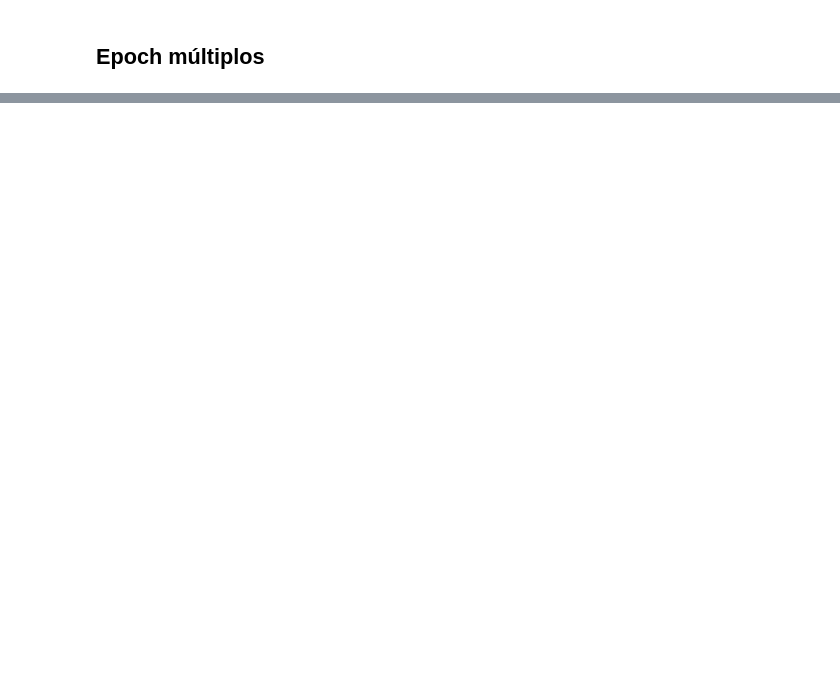
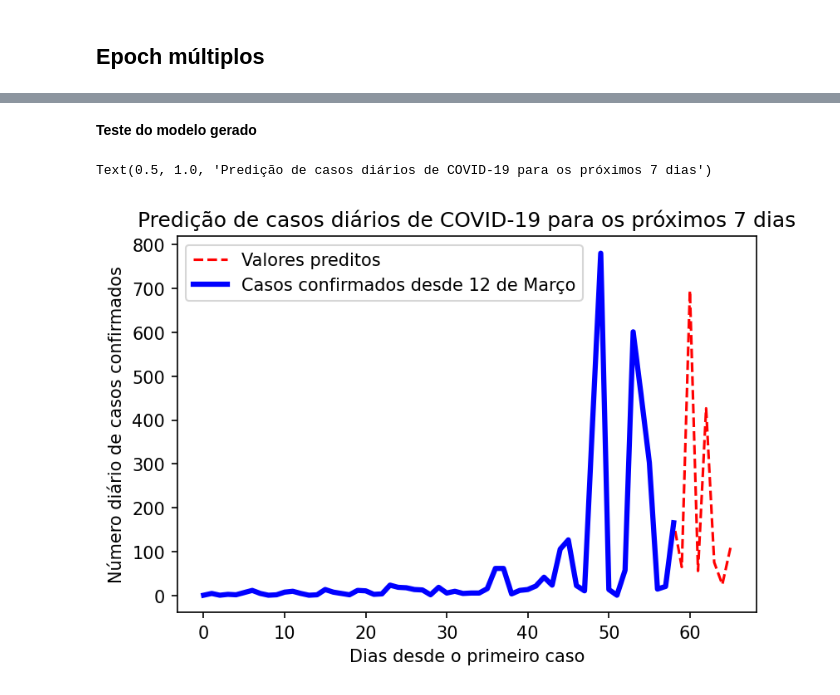
Before and after one commit to cmath-covid/trabalho-grupo-azul-CAP239, a Jupyter notebook: 5_lstm_soc/4_GrupoAzul_Exercicio5LSTM_Niteroi.ipynb, the cells around one changed output, grey strips where cells are left out. Cells and saved outputs as stored; diff of their text form; code cells hidden in the pictures; blank space fills up the shorter version.

```diff
--- a/5_lstm_soc/4_GrupoAzul_Exercicio5LSTM_Niteroi.ipynb
+++ b/5_lstm_soc/4_GrupoAzul_Exercicio5LSTM_Niteroi.ipynb
@@ -453,0 +601,26 @@ Epoch 4/4
+# %% [markdown]
+**Teste do modelo gerado**
+# %%
+plt.figure(dpi = 150)
+modelo = carregaModelo('Modelo_Niteroi_winner')
+
+daily_cases = organizar_dados(str(os.getcwd()), "Number_Daily_Cases", "Niteroi")
+dados_covid, X,y, input_array, scaler = preparar_dados(daily_cases, n_entrada, n_saida)
+
+input_array_2 =  np.array(dados_covid[-20:])
+
+y_predict_val = predict(modelo,input_array_2, n_entrada)
+predicted_serie = np.concatenate((dados_covid, y_predict_val))
+predicted_serie_transform = scaler.inverse_transform(predicted_serie.reshape(len(predicted_serie),1))
+dados_covid_transform = scaler.inverse_transform(dados_covid.reshape(len(dados_covid),1))
+
+plt.plot(predicted_serie_transform, 'r--', label = 'Valores preditos')
+plt.plot(dados_covid_transform, 'b', label = 'Casos confirmados desde 12 de Março', linewidth=3.0)
+
+plt.xlabel('Dias desde o primeiro caso')
+plt.ylabel('Número diário de casos confirmados')
+plt.legend(loc ='upper left')
+plt.title('Predição de casos diários de COVID-19 para os próximos 7 dias')
+# %% [output]
+Text(0.5, 1.0, 'Predição de casos diários de COVID-19 para os próximos 7 dias')
+[figure, added]
```
Also changed, not shown: parts of 14 cells of this notebook, 1 other file.
